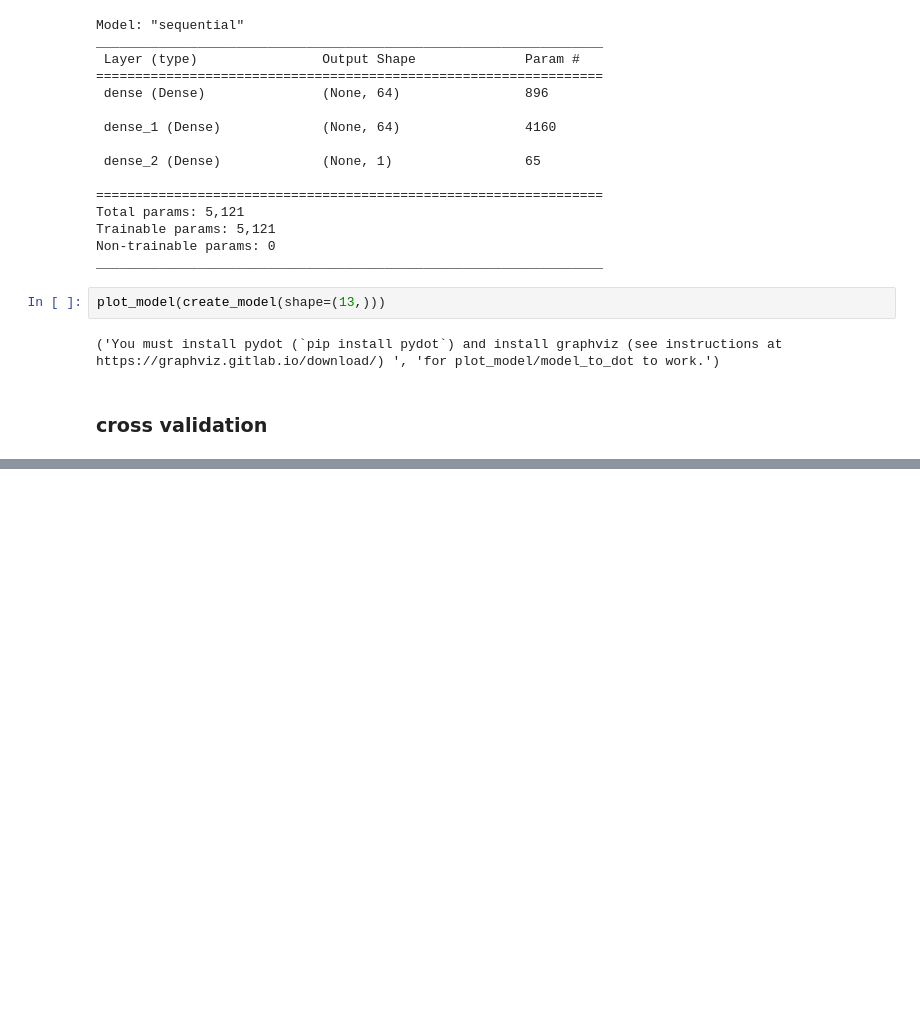
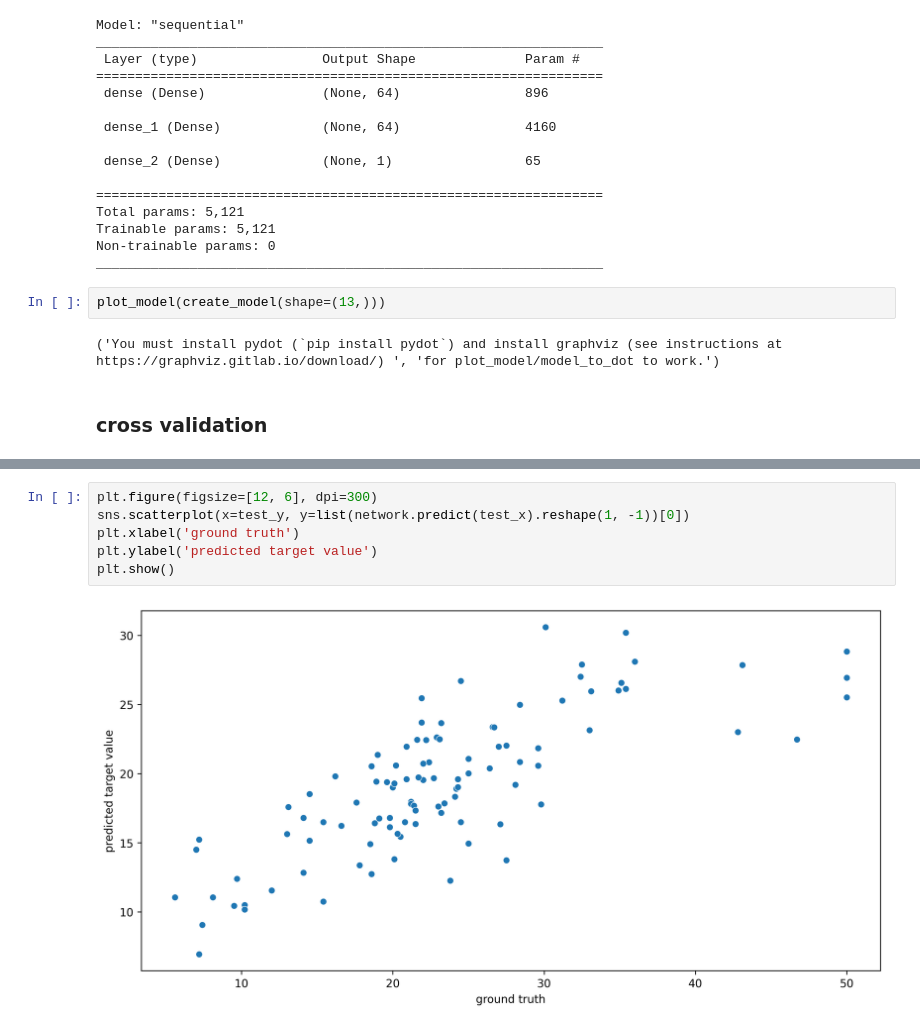
Before and after one commit to ashen007/Test_TF, a Jupyter notebook: notebooks/validation.ipynb, the cells around one changed output, grey strips where cells are left out. Saved outputs shown, nothing was run; the diff lists cells and outputs as text; blank space fills up the shorter version.

```diff
--- a/notebooks/validation.ipynb
+++ b/notebooks/validation.ipynb
@@ -107,0 +119,8 @@ Epoch 10/10
+# %%
+plt.figure(figsize=[12, 6], dpi=300)
+sns.scatterplot(x=test_y, y=list(network.predict(test_x).reshape(1, -1))[0])
+plt.xlabel('ground truth')
+plt.ylabel('predicted target value')
+plt.show()
+# %% [output]
+[figure, added]
```
Also changed, not shown: parts of 3 cells of this notebook.
